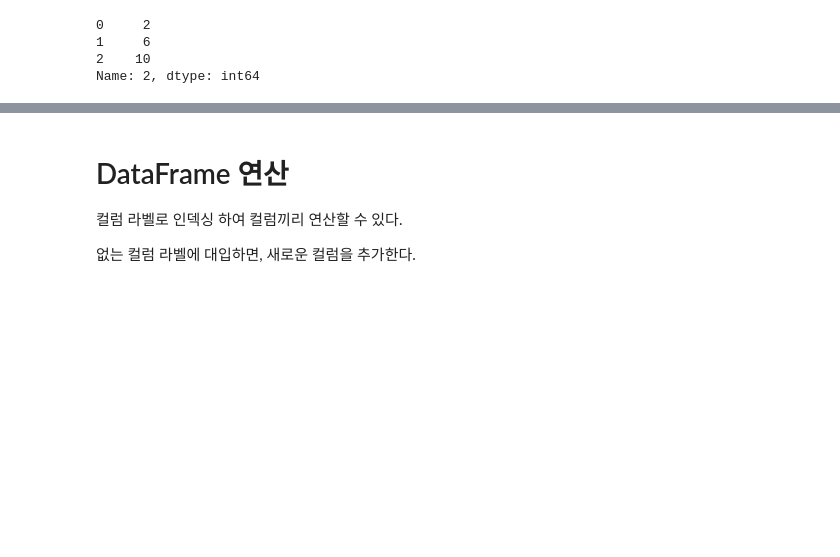
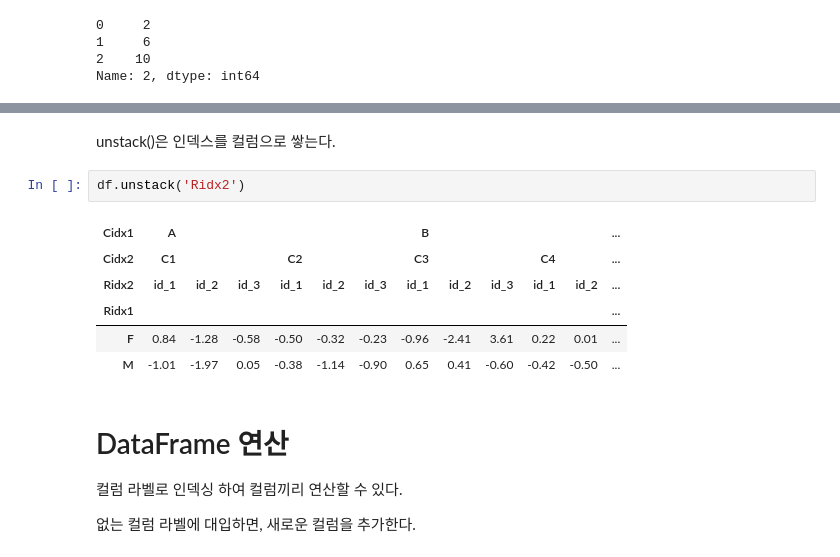
Before and after one commit to 1jelly7/test_python, a Jupyter notebook: test_pandas_dataframe.ipynb, the cells around one changed output, grey strips where cells are left out. Drawn from its saved outputs; the diff is of its cells as text; blank space fills up the shorter version.

```diff
--- a/test_pandas_dataframe.ipynb
+++ b/test_pandas_dataframe.ipynb
@@ -256,3 +299,14 @@ df.reset_index()
+# %% [markdown]
+unstack()은 인덱스를 컬럼으로 쌓는다.
+# %%
+df.unstack('Ridx2')
+# %% [output]
+| Cidx1 | A |  |  |  |  |  | B |  |  |  |  | ... |
+| Cidx2 | C1 |  |  | C2 |  |  | C3 |  |  | C4 |  | ... |
+| Ridx2 | id_1 | id_2 | id_3 | id_1 | id_2 | id_3 | id_1 | id_2 | id_3 | id_1 | id_2 | ... |
+| Ridx1 |  |  |  |  |  |  |  |  |  |  |  | ... |
+| F | 0.84 | -1.28 | -0.58 | -0.50 | -0.32 | -0.23 | -0.96 | -2.41 | 3.61 | 0.22 | 0.01 | ... |
+| M | -1.01 | -1.97 | 0.05 | -0.38 | -1.14 | -0.90 | 0.65 | 0.41 | -0.60 | -0.42 | -0.50 | ... |
 # %% [markdown]
 # DataFrame 연산
 
```
Also changed, not shown: parts of 47 cells of this notebook, 6 other files.
